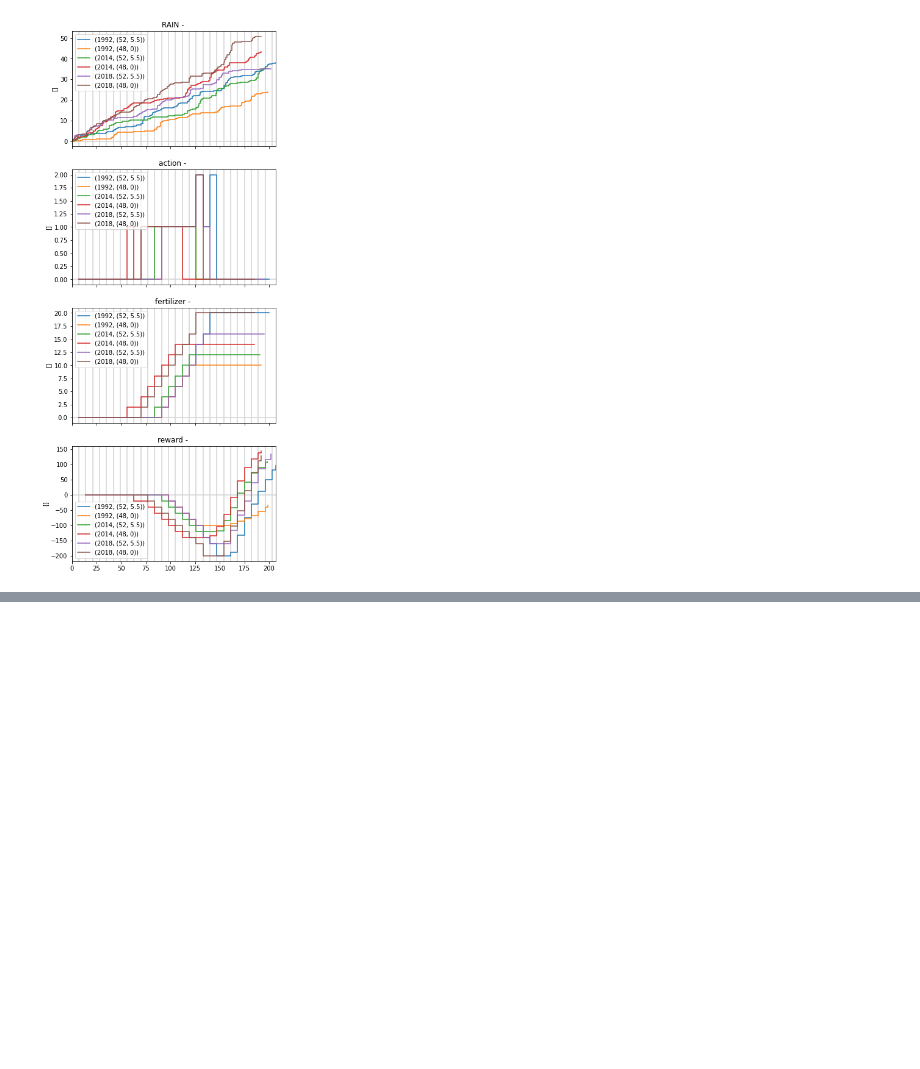
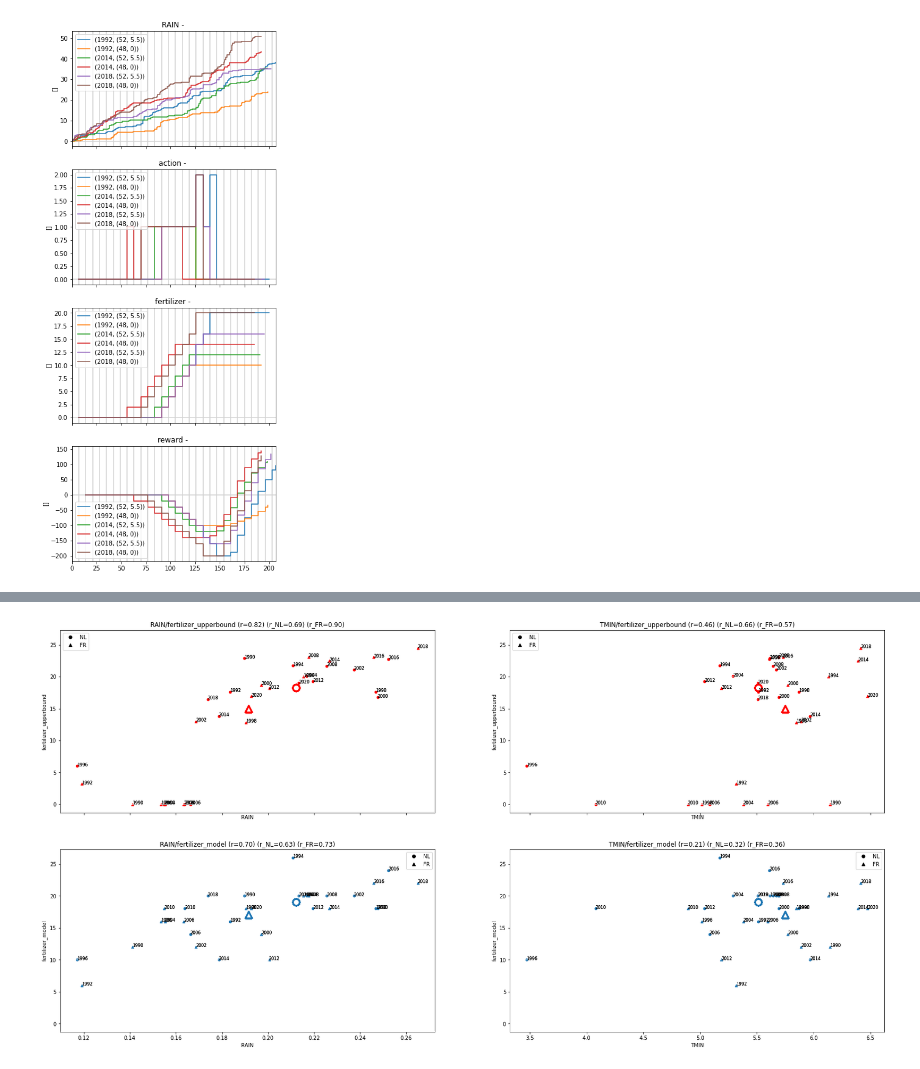
Before and after one commit to BigDataWUR/PCSE-Gym, a Jupyter notebook: notebooks/nitrogen-winterwheat/visualize_results.ipynb, the cells around one changed output, grey strips where cells are left out. Drawn from its saved outputs; the diff is of its cells as text; code cells hidden in the pictures; blank space fills up the shorter version.

```diff
--- a/notebooks/nitrogen-winterwheat/extended_demo_PCSE_gym.ipynb
+++ b/notebooks/nitrogen-winterwheat/visualize_results.ipynb
@@ -263,0 +222,36 @@ median_model-fixed: 4.42 (95% CI=-4.94 17.01) one-sided-p=0.1910
+# %%
+# Identify determinants of agents by means of scatter plots
+
+plots = {0:('RAIN', 'fertilizer'), 1:('TMIN', 'fertilizer')}
+legend_elements = [mlines.Line2D([], [], marker='o', color='black', linestyle='None', label=location_to_label['52;5.5'], markersize=6),
+                   mlines.Line2D([], [], marker='^', color='black', linestyle='None', label=location_to_label['48;0'], markersize=6)]
+colors = {'model':'tab:blue', 'fixed':'tab:orange', 'upperbound': 'red'}
+modes = ['upperbound', 'model']
+markers = {'52;5.5':'o', '48;0':'^'}
+
+fig, axes_scatter = plt.subplots(len(modes), len(plots), figsize=(len(plots)*14,14), sharey='col', sharex='col')
+for p, (x_orig, y_orig) in plots.items():
+  for i, m in enumerate(modes):
+    title = f'{x_orig}/{y_orig}_{m}'
+    ax_scatter = axes_scatter[i,p] if len(plots)> 1 else axes_scatter[i]
+    x = f'{x_orig}'
+    y = f'{y_orig}_model_1' if m == 'model' else f'{y_orig}_{m}'
+    r = df_merged[x].corr(df_merged[y])
+    title = title + f' (r={r:0.2f})'
+    for i, location in enumerate (list(markers.keys())):
+      df_scatter = df_merged.loc[df_merged["location"] == location]
+      r = df_scatter[x].corr(df_scatter[y])
+      title = title + f' (r_{location_to_label[location]}={r:0.2f})'
+      ax_scatter.scatter(df_scatter[x], df_scatter[y], s=22, color=colors[m], marker=markers[location])
+      for index, row in df_merged.iterrows():
+        id = f"{row['year']}"
+        ax_scatter.annotate(id, (row[x], row[y]), fontsize=8)
+        ax_scatter.scatter(np.median(df_scatter[x]), np.median(df_scatter[y]), s=150, edgecolors=colors[m], marker=markers[location], facecolors=ax_scatter.get_facecolor(), linewidths=3, zorder=3)
+
+    ax_scatter.set_xlabel(f'{x}')
+    ax_scatter.set_ylabel(f'{y_orig}_{m}')
+    ax_scatter.set_title(f'{title}')
+    ax_scatter.grid(b=True, which='major', color='w', linestyle='-')
+    ax_scatter.legend(handles=legend_elements)
+# %% [output]
+[figure, added]
```
Also changed, not shown: parts of 1 cell of this notebook, 1 other file.
